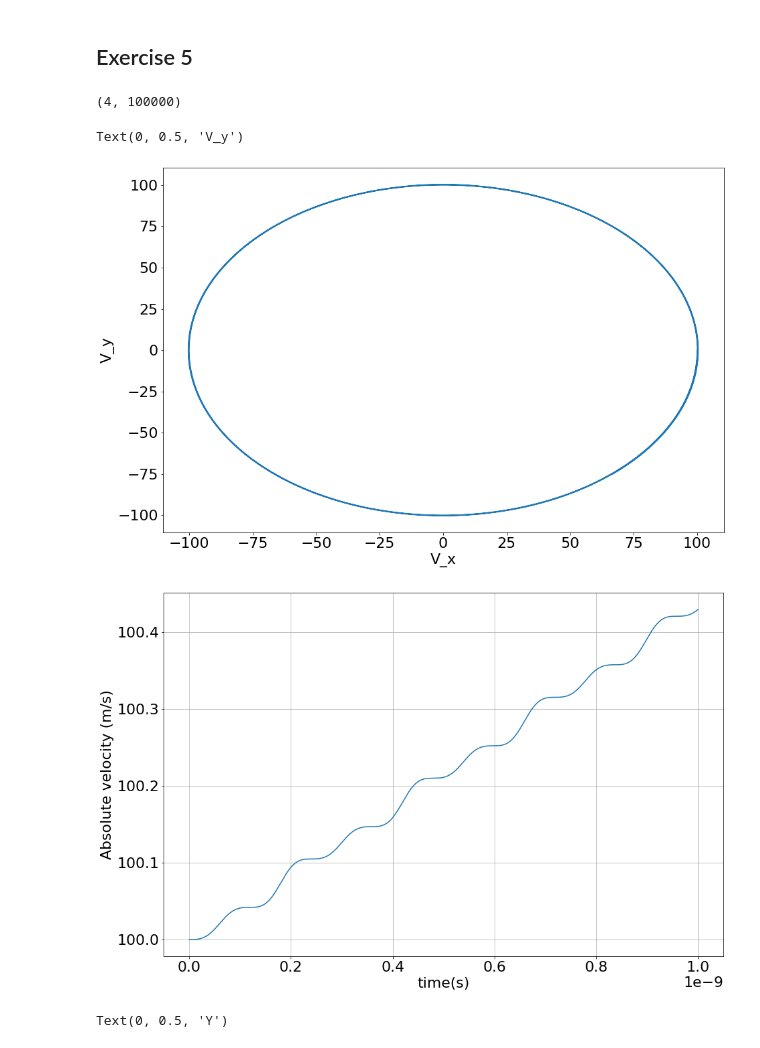
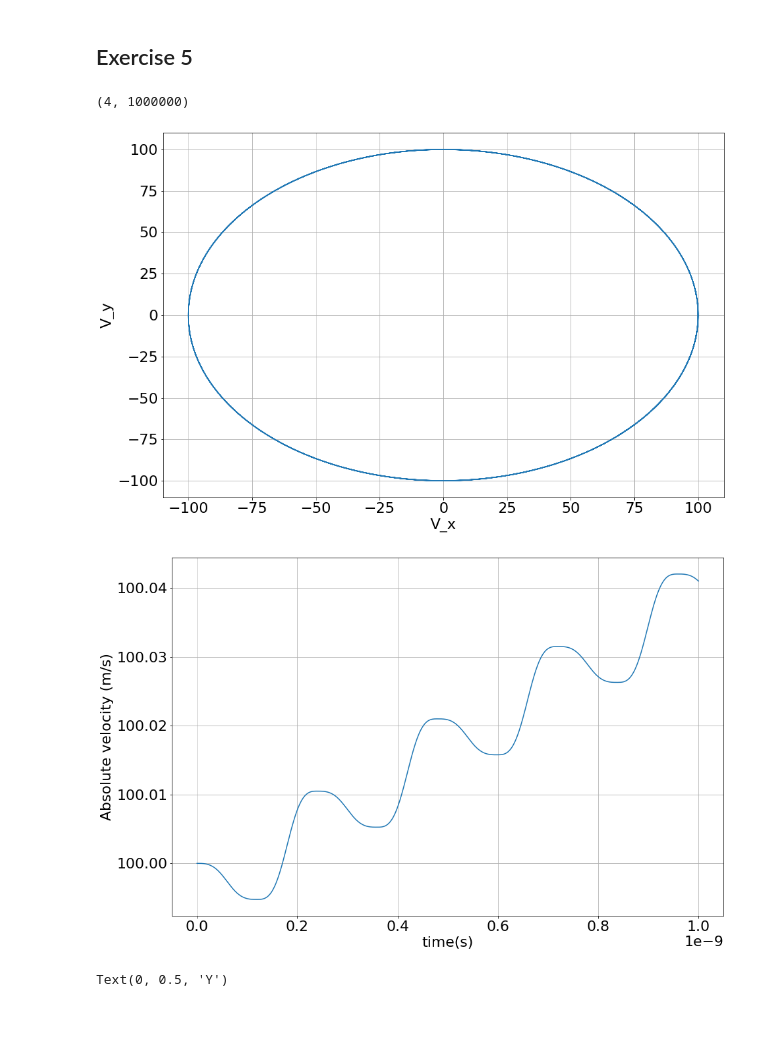
Before and after one commit to gregorycorcoran/Python-Notebooks, a Jupyter notebook: Computational Lab.ipynb, the cells around one changed output. Saved outputs shown, nothing was run; the diff lists cells and outputs as text; code cells hidden in the pictures; blank space fills up the shorter version.

```diff
--- a/Computational Lab.ipynb
+++ b/Computational Lab.ipynb
@@ -158,15 +158,15 @@ def EOM3(E,vi,q,m,steps,dt,vel=False):
         #Transpose needed for indexing correctly/easily
     return np.transpose(res)
 # %%
-ans6=EOM3([0,2,0],[100,0,0],1.60217663e-19,1.67262192e-27,1e+5,1e-14,vel=True)
+ans6=EOM3([0,2,0],[100,0,0],1.60217663e-19,1.67262192e-27,1e+6,1e-15,vel=True)
 print(np.shape(ans6))
 plt.plot(ans6[0],ans6[1])
 plt.xlabel('V_x')
 plt.ylabel('V_y')
+plt.grid(True)
 # %% [output]
-(4, 100000)
+(4, 1000000)
-Text(0, 0.5, 'V_y')
-[figure, old version]
+[figure, new version]
 # %%
 #Just thought this was interesting from the data obtained
 plt.plot(ans6[3],(ans6[0]**2+ans6[1]**2+ans6[2]**2)**(0.5))
@@ -174,7 +174,7 @@ plt.xlabel('time(s)')
 plt.ylabel('Absolute velocity (m/s)')
 plt.grid(True)
 # %% [output]
-[figure, old version]
+[figure, new version]
 # %%
 ans7=EOM3([0,2,0],[100,0,0],1.60217663e-19,1.67262192e-27,1e+5,1e-14,vel=False)
 plt.plot(ans7[0],ans7[1])
```
Also changed, not shown: parts of 14 cells of this notebook.
